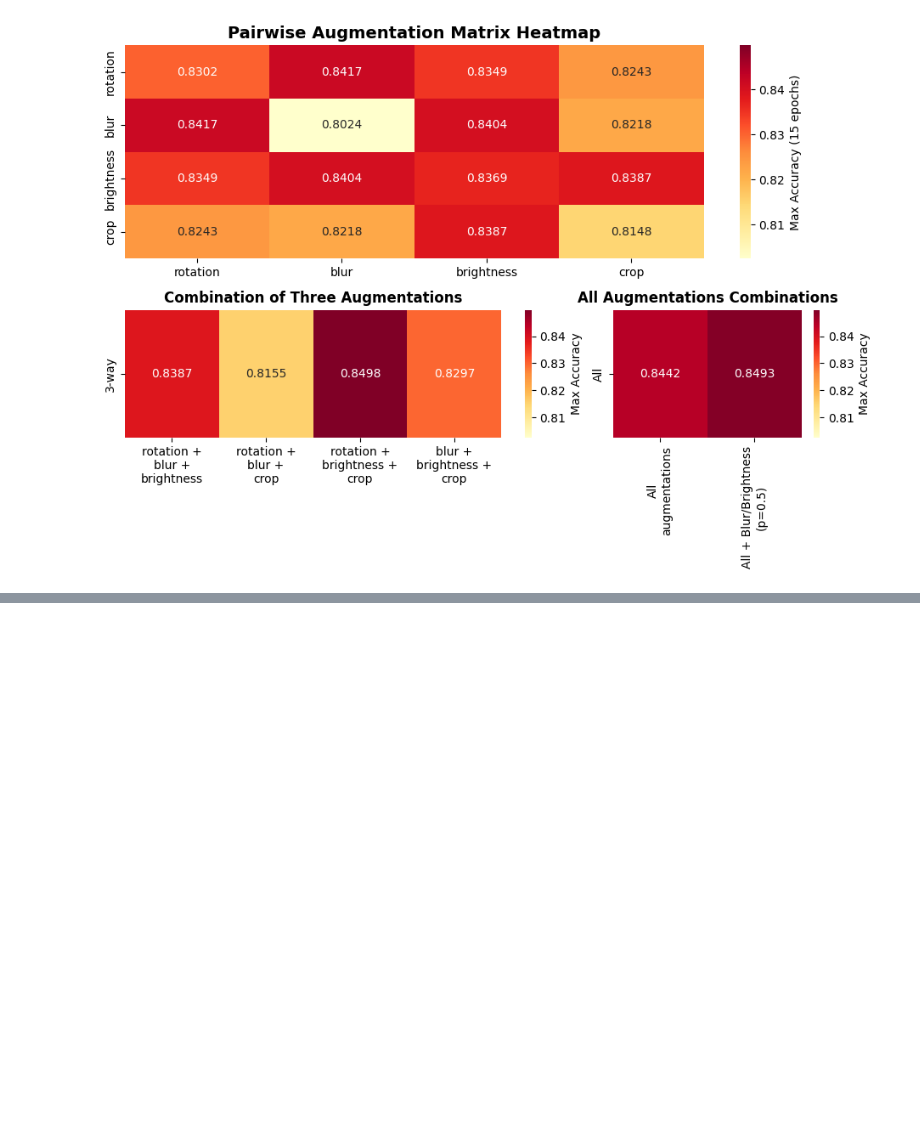
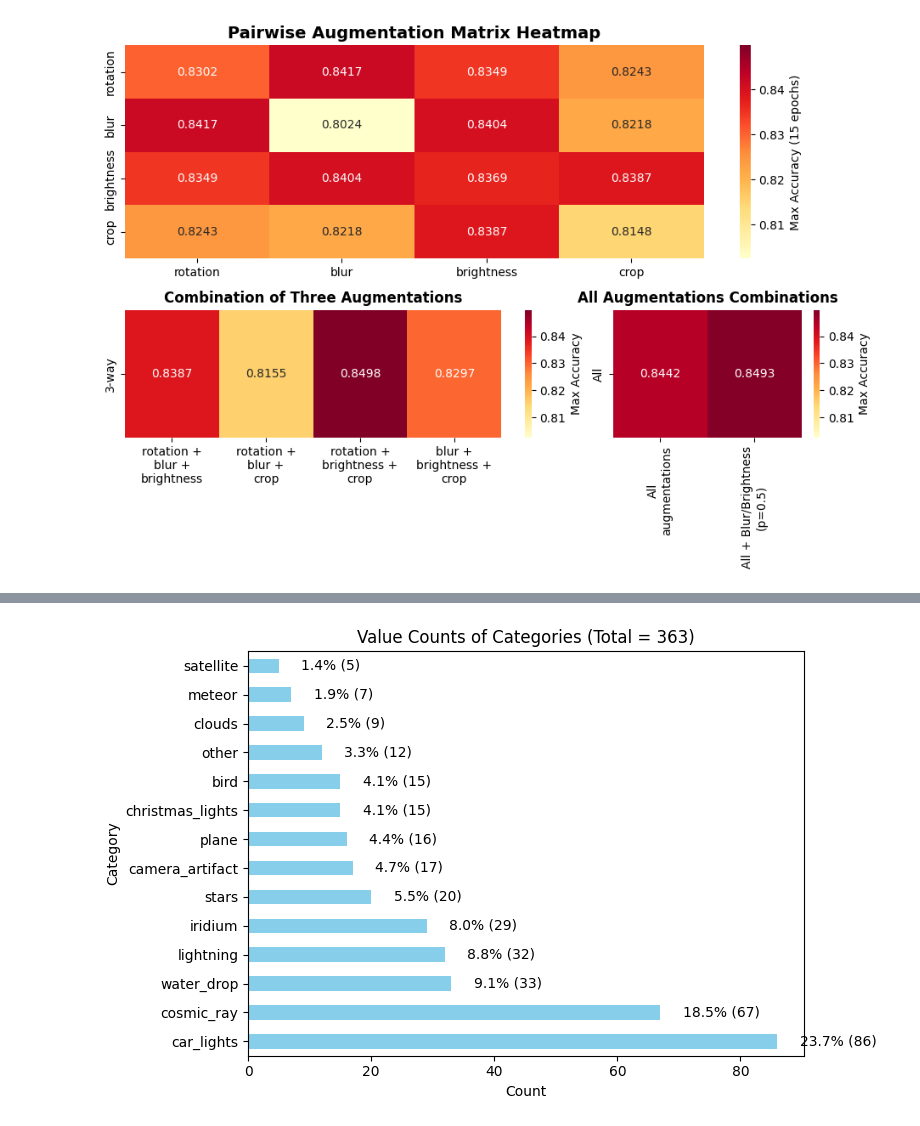
Before and after one commit to aurorapujols/tfg, a Jupyter notebook: home/apujols/code/notebooks/temp.ipynb, the cells around one changed output, grey strips where cells are left out. Drawn from its saved outputs; the diff is of its cells as text; code cells hidden in the pictures; blank space fills up the shorter version.

Commit message:
Code to obtain test set composition.

```diff
--- a/home/apujols/code/notebooks/temp.ipynb
+++ b/home/apujols/code/notebooks/temp.ipynb
@@ -174,0 +175,2 @@ plt.show()
+# %%
+test_set = pd.read_csv("unknown_labeled.csv", sep=";")
@@ -174,0 +185,22 @@ plt.show()
+# %%
+counts = test_set["class"].value_counts()
+total = counts.sum()
+percentages = counts / total * 100
+
+plt.figure(figsize=(8, 5))
+
+# Horizontal bar plot
+counts.plot(kind='barh', color='skyblue')
+
+# Add percentage labels to each bar
+for i, (count, pct) in enumerate(zip(counts, percentages)):
+    plt.text(count + total*0.01, i, f"{pct:.1f}% ({count})", va='center')
+
+plt.xlabel('Count')
+plt.ylabel('Category')
+plt.title(f'Value Counts of Categories (Total = {total})')
+
+plt.tight_layout()
+plt.show()
+# %% [output]
+[figure, added]
```
Also changed, not shown: parts of 4 cells of this notebook.
